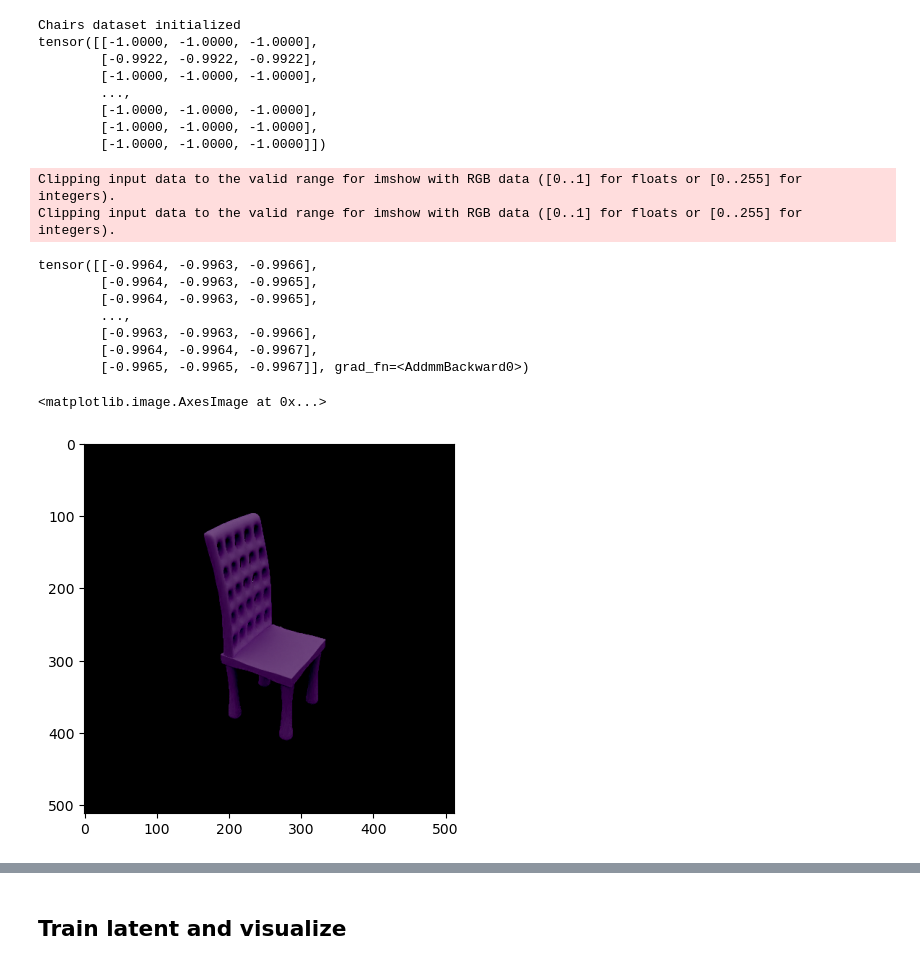
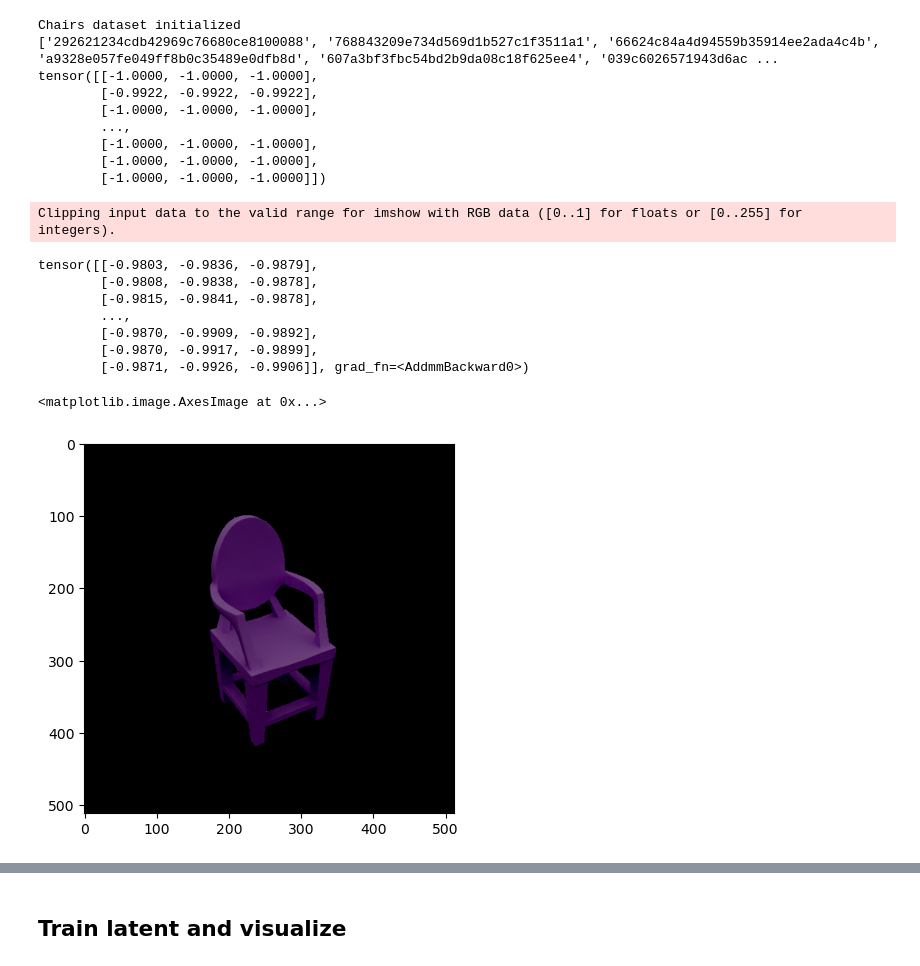
Before and after one commit to royvelich/functa, a Jupyter notebook: visualization.ipynb, the cells around one changed output, grey strips where cells are left out. Saved outputs shown, nothing was run; the diff lists cells and outputs as text; code cells hidden in the pictures.

Commit message:
Testing meta-learning

```diff
--- a/visualization.ipynb
+++ b/visualization.ipynb
@@ -10,8 +10,8 @@ import pytorch_lightning as pl
 model = ModulatedSirenModel(in_features=2, hidden_features=256, hidden_layers=2, out_features=3, outermost_linear=True, first_omega_0=30, hidden_omega_0=30.)
 
 # Load the checkpoint
-checkpoint_path = "/home/arkadi.piven/Code/functa/checkpoints/two_chairs_fully_fledged_meta_learning/last.ckpt"
-model = model.load_from_checkpoint(checkpoint_path, in_features=2, hidden_features=256, hidden_layers=15, out_features=3, outermost_linear=True, first_omega_0=30, hidden_omega_0=30.)
+checkpoint_path = "/home/arkadi.piven/Code/functa/checkpoints/all_chairs_fully_fledged_meta_learning/last.ckpt"
+model = model.load_from_checkpoint(checkpoint_path, in_features=2, hidden_features=256, hidden_layers=10, out_features=3, outermost_linear=True, first_omega_0=30, hidden_omega_0=30.)
 # %%
 import torch
 import numpy as np
@@ -23,40 +23,40 @@ from PIL import Image
 # Define the grid
 chairs = ChairsDatamodule("/home/arkadi.piven/Code/functa/rendered/chair", 1)
 transform = T.ToPILImage()
-coords, pixels = chairs.train_dataset[1]
+coords, pixels = chairs.train_dataset[6]
 coords = get_mgrid(512, 2)
 print(pixels)
 
 # # Pass the coordinates through the model
 output = model(coords)
 print(output)
 
 
 # Reshape the output to (512, 512, 3)
 # print(output.shape)
 
 # # Plot the image
-plt.imshow(output.view(512,512,3).detach().numpy())
+
 plt.imshow(pixels.view(512,512,3).detach().numpy())
 
 # plt.show()
 # %% [output]
 Chairs dataset initialized
+['292621234cdb42969c76680ce8100088', '768843209e734d569d1b527c1f3511a1', '66624c84a4d94559b35914ee2ada4c4b', 'a9328e057fe049ff8b0c35489e0dfb8d', '607a3bf3fbc54bd2b9da08c18f625ee4', '039c6026571943d6ac ...
 tensor([[-1.0000, -1.0000, -1.0000],
         [-0.9922, -0.9922, -0.9922],
         [-1.0000, -1.0000, -1.0000],
         ...,
         [-1.0000, -1.0000, -1.0000],
         [-1.0000, -1.0000, -1.0000],
         [-1.0000, -1.0000, -1.0000]])
 Clipping input data to the valid range for imshow with RGB data ([0..1] for floats or [0..255] for integers).
-Clipping input data to the valid range for imshow with RGB data ([0..1] for floats or [0..255] for integers).
-tensor([[-0.9964, -0.9963, -0.9966],
-        [-0.9964, -0.9963, -0.9965],
-        [-0.9964, -0.9963, -0.9965],
+tensor([[-0.9803, -0.9836, -0.9879],
+        [-0.9808, -0.9838, -0.9878],
+        [-0.9815, -0.9841, -0.9878],
         ...,
-        [-0.9963, -0.9963, -0.9966],
-        [-0.9964, -0.9964, -0.9967],
-        [-0.9965, -0.9965, -0.9967]], grad_fn=<AddmmBackward0>)
+        [-0.9870, -0.9909, -0.9892],
+        [-0.9870, -0.9917, -0.9899],
+        [-0.9871, -0.9926, -0.9906]], grad_fn=<AddmmBackward0>)
 <matplotlib.image.AxesImage at 0x...>
-[figure, old version]
+[figure, new version]
```
Also changed, not shown: parts of 2 cells of this notebook, 5 other files.
